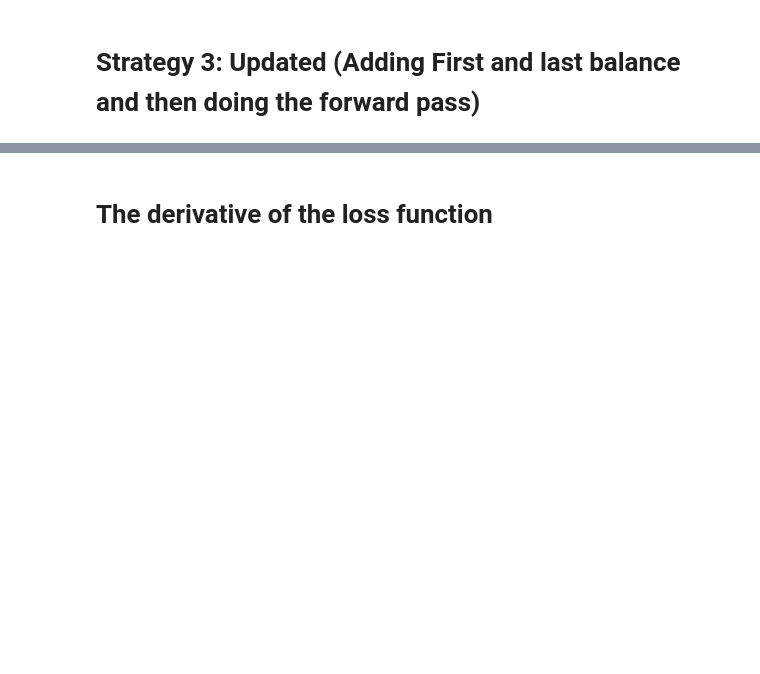
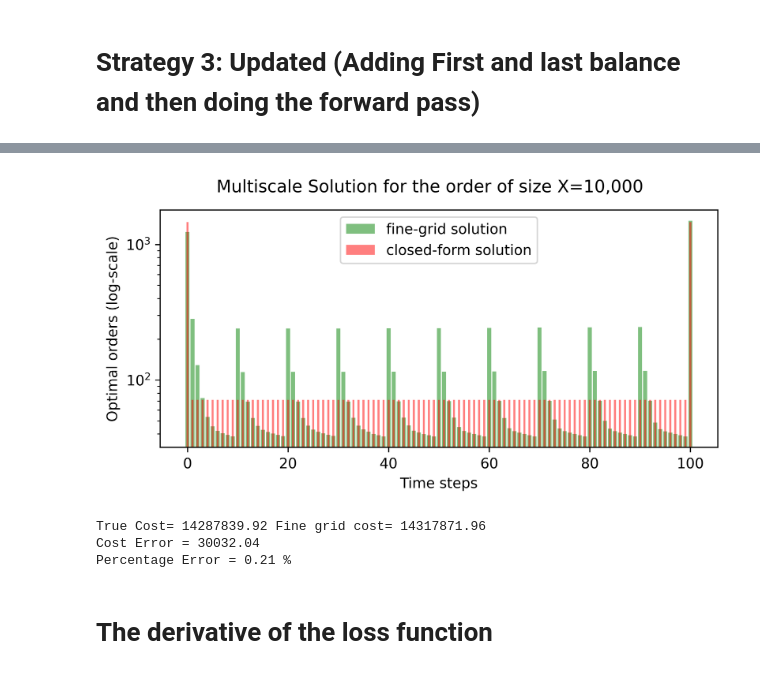
Before and after one commit to arashfahim/multiscale-PGM-for-stochastic-control, a Jupyter notebook: UpdatedCodes/LOB_Linear/LOB-Linear-Multiscale/Multiscale_LOB.ipynb, the cells around one changed output, grey strips where cells are left out. Cells and saved outputs as stored; diff of their text form; code cells hidden in the pictures; blank space fills up the shorter version.

```diff
--- a/UpdatedCodes/LOB_Linear/LOB-Linear-Multiscale/Multiscale_LOB.ipynb
+++ b/UpdatedCodes/LOB_Linear/LOB-Linear-Multiscale/Multiscale_LOB.ipynb
@@ -34,7 +34,7 @@ gamma=0.0
 kappa=1.0
 rho=5
 X0=10000
-neuron_model_psi=20
+neuron_model_psi=10
 # %% [output]
 tensor(0.1000) tensor(0.0100)
 # %%
@@ -53,11 +53,11 @@ model_f= torch.nn.Sequential(
 #torch.save(model, 'model_N10.pth')
 # model_coarse = torch.load('model_N10_best.pth')
 model_coarse = torch.nn.Sequential(
-    torch.nn.Linear(dim_n, 50),
+    torch.nn.Linear(dim_n, 4),
     torch.nn.ReLU(),
-    torch.nn.Linear(50, 50),
+    torch.nn.Linear(4, 4),
     torch.nn.ReLU(),
-    torch.nn.Linear(50,1)
+    torch.nn.Linear(4,1)
 )
 model_coarse.load_state_dict(torch.load('model_N10_Arash.pth'))
 model_coarse.eval()
@@ -372,19 +426,21 @@ print('\nDifference between true and fine=',(fine_soln-true_soln))
 # %%
 t_step1=np.linspace(0,1,num=11)
 t_step2=np.linspace(0,100,num=101)
 name='N10_T1_K1_rho5_neo20.eps'
 f, ax = plt.subplots(figsize=(7,3),dpi=600)
 #plt.bar(t_step1,coarse_soln,color='red',width=0.01,label='coarse')
 ax.bar(t_step2,fine_soln,color='green',width=0.8,label='fine-grid solution',alpha=0.5)
 ax.bar(t_step2,true_soln,color='red',width=0.4,label='closed-form solution',alpha=0.5)
 ax.set_xlabel('Time steps')
 ax.set_ylabel('Optimal orders (log-scale)')
 f.suptitle('Multiscale Solution for the order of size X={:,}'.format(X0))
 ax.legend()
 # plt.savefig(name,format='eps')
 ax.set_yscale('log')
 # plt.show()
-tikzplotlib.save("LOB_Linear.tex")
+# tikzplotlib.save("LOB_Linear.tex")
+# %% [output]
+[figure, added]
 # %%
 true_cost=cost(true_soln,100)
 fine_cost=cost(fine_soln,100)
@@ -393,6 +449,10 @@ error=np.abs(true_cost-fine_cost)
 per_error=100*error/true_cost
 print('Cost Error = %0.2f'% error)
 print('Percentage Error = %0.2f'% per_error,'%')
+# %% [output]
+True Cost= 14287839.92 Fine grid cost= 14317871.96
+Cost Error = 30032.04
+Percentage Error = 0.21 %
 # %% [markdown]
 # The derivative of the loss function
 # %%
```
Also changed, not shown: parts of 6 cells of this notebook, 2 other files.
